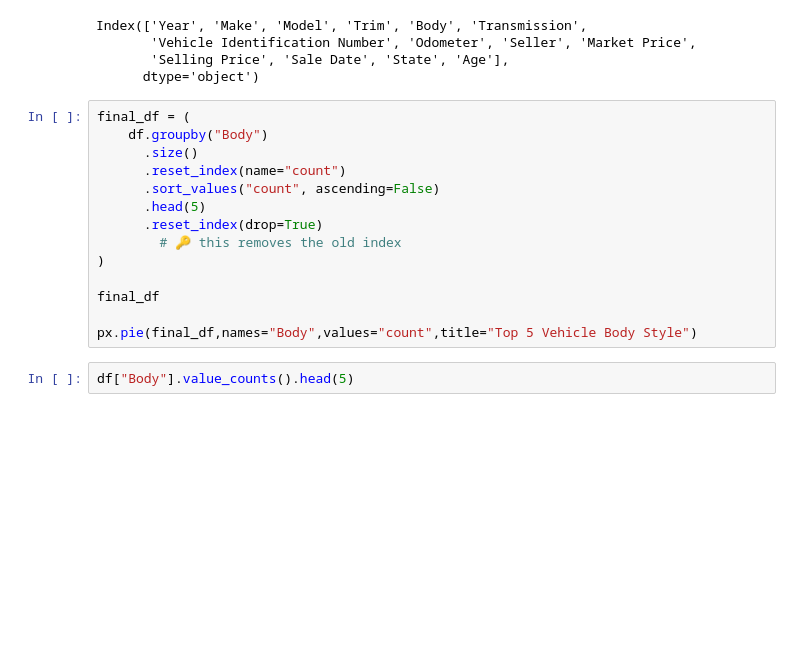
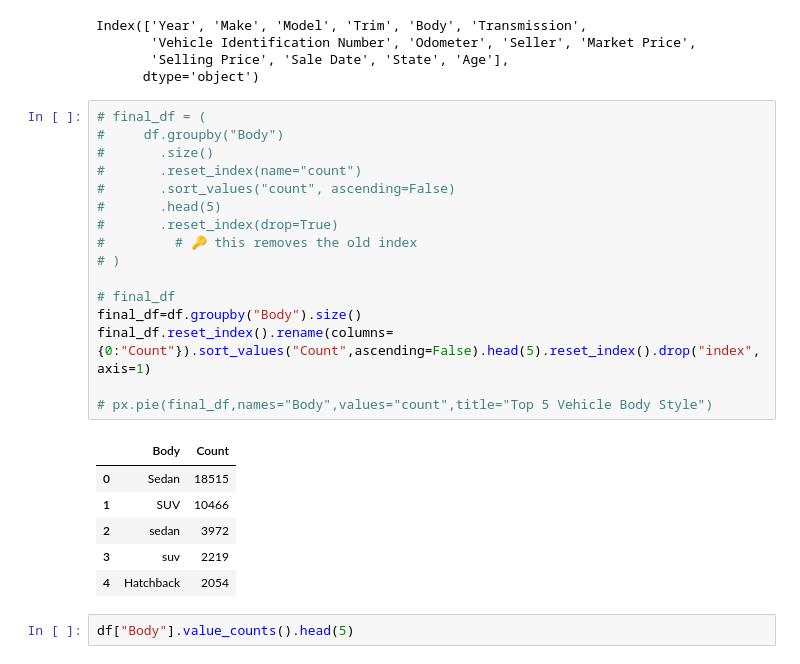
Before and after one commit to PragyanPrakhar/KPIT, a Jupyter notebook: Pandas_All/car_sales_sample_questions.ipynb, the cells around one changed output. Cells and saved outputs as stored; diff of their text form; blank space fills up the shorter version.

```diff
--- a/Pandas_All/car_sales_sample_questions.ipynb
+++ b/Pandas_All/car_sales_sample_questions.ipynb
@@ -49,19 +49,28 @@ Index(['Year', 'Make', 'Model', 'Trim', 'Body', 'Transmission',
        'Selling Price', 'Sale Date', 'State', 'Age'],
       dtype='object')
 # %%
-final_df = (
-    df.groupby("Body")
-      .size()
-      .reset_index(name="count")
-      .sort_values("count", ascending=False)
-      .head(5)
-      .reset_index(drop=True)
-        # 🔑 this removes the old index
-)
+# final_df = (
+#     df.groupby("Body")
+#       .size()
+#       .reset_index(name="count")
+#       .sort_values("count", ascending=False)
+#       .head(5)
+#       .reset_index(drop=True)
+#         # 🔑 this removes the old index
+# )
 
-final_df
+# final_df
+final_df=df.groupby("Body").size()
+final_df.reset_index().rename(columns={0:"Count"}).sort_values("Count",ascending=False).head(5).reset_index().drop("index",axis=1)
 
-px.pie(final_df,names="Body",values="count",title="Top 5 Vehicle Body Style")
+# px.pie(final_df,names="Body",values="count",title="Top 5 Vehicle Body Style")
+# %% [output]
+|  | Body | Count |
+| 0 | Sedan | 18515 |
+| 1 | SUV | 10466 |
+| 2 | sedan | 3972 |
+| 3 | suv | 2219 |
+| 4 | Hatchback | 2054 |
 # %%
 df["Body"].value_counts().head(5)
 # %% [output]
```
Also changed, not shown: parts of 1 cell of this notebook, 8 other files.
